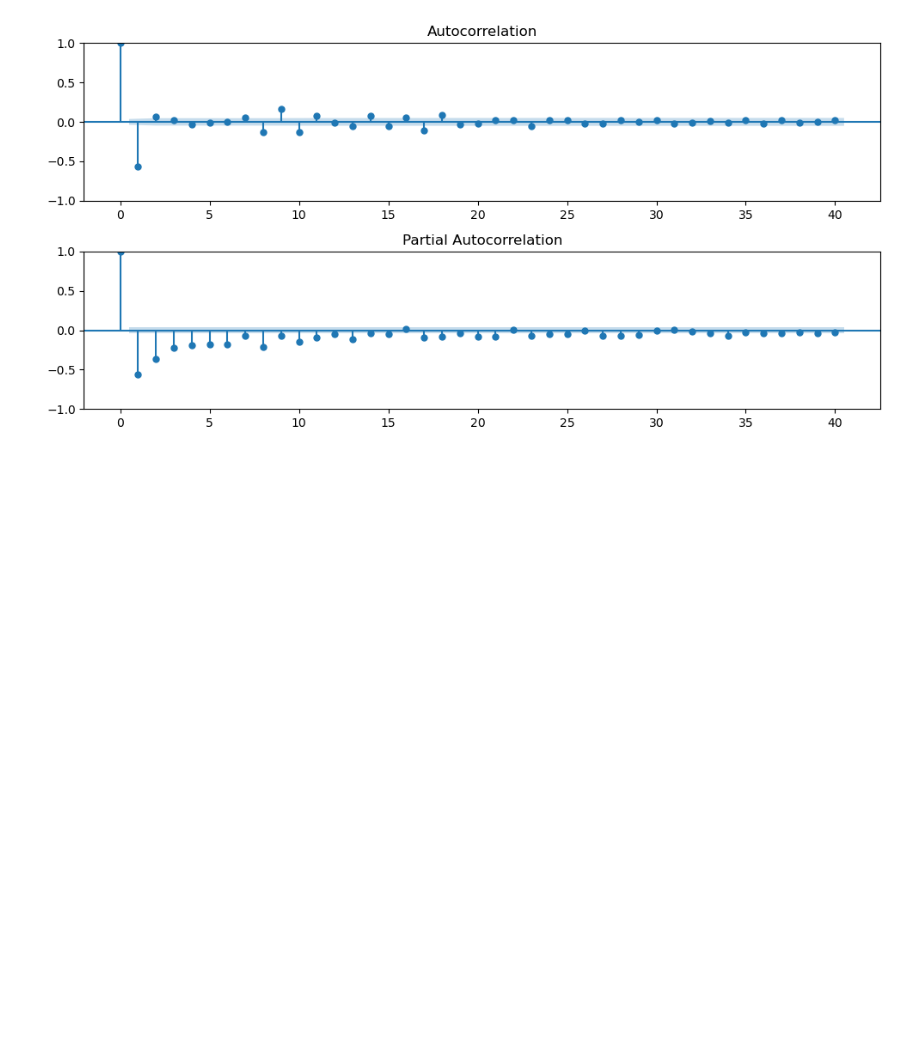
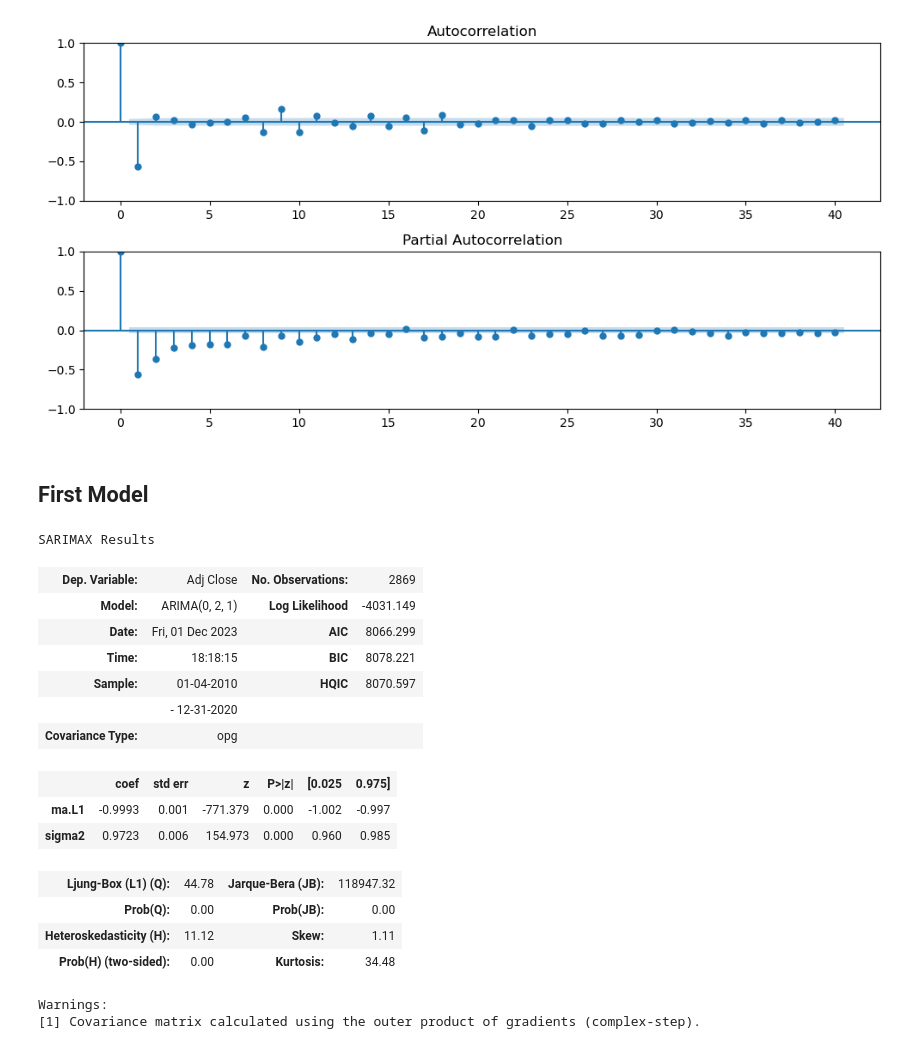
Before and after one commit to Mrammoss/Arima-models, a Jupyter notebook: Arima-Models.ipynb, the cells around one changed output. Drawn from its saved outputs; the diff is of its cells as text; code cells hidden in the pictures; blank space fills up the shorter version.

```diff
--- a/Arima-Models.ipynb
+++ b/Arima-Models.ipynb
@@ -179,3 +179,5 @@ plot_acf_pacf(df_diff1);
 [figure]
 # %%
 train, test = train_test_split(df, test_size = 65)
+# %% [markdown]
+## First Model
@@ -181,0 +190,20 @@ train, test = train_test_split(df, test_size = 65)
+# %%
+arima_model.summary()
+# %% [output]
+SARIMAX Results
+| Dep. Variable: | Adj Close | No. Observations: | 2869 |
+| Model: | ARIMA(0, 2, 1) | Log Likelihood | -4031.149 |
+| Date: | Fri, 01 Dec 2023 | AIC | 8066.299 |
+| Time: | 18:18:15 | BIC | 8078.221 |
+| Sample: | 01-04-2010 | HQIC | 8070.597 |
+|  | - 12-31-2020 |  |  |
+| Covariance Type: | opg |  |  |
+|  | coef | std err | z | P>|z| | [0.025 | 0.975] |
+| ma.L1 | -0.9993 | 0.001 | -771.379 | 0.000 | -1.002 | -0.997 |
+| sigma2 | 0.9723 | 0.006 | 154.973 | 0.000 | 0.960 | 0.985 |
+| Ljung-Box (L1) (Q): | 44.78 | Jarque-Bera (JB): | 118947.32 |
+| Prob(Q): | 0.00 | Prob(JB): | 0.00 |
+| Heteroskedasticity (H): | 11.12 | Skew: | 1.11 |
+| Prob(H) (two-sided): | 0.00 | Kurtosis: | 34.48 |
+Warnings:
+[1] Covariance matrix calculated using the outer product of gradients (complex-step).
```
Also changed, not shown: parts of 14 cells of this notebook.
